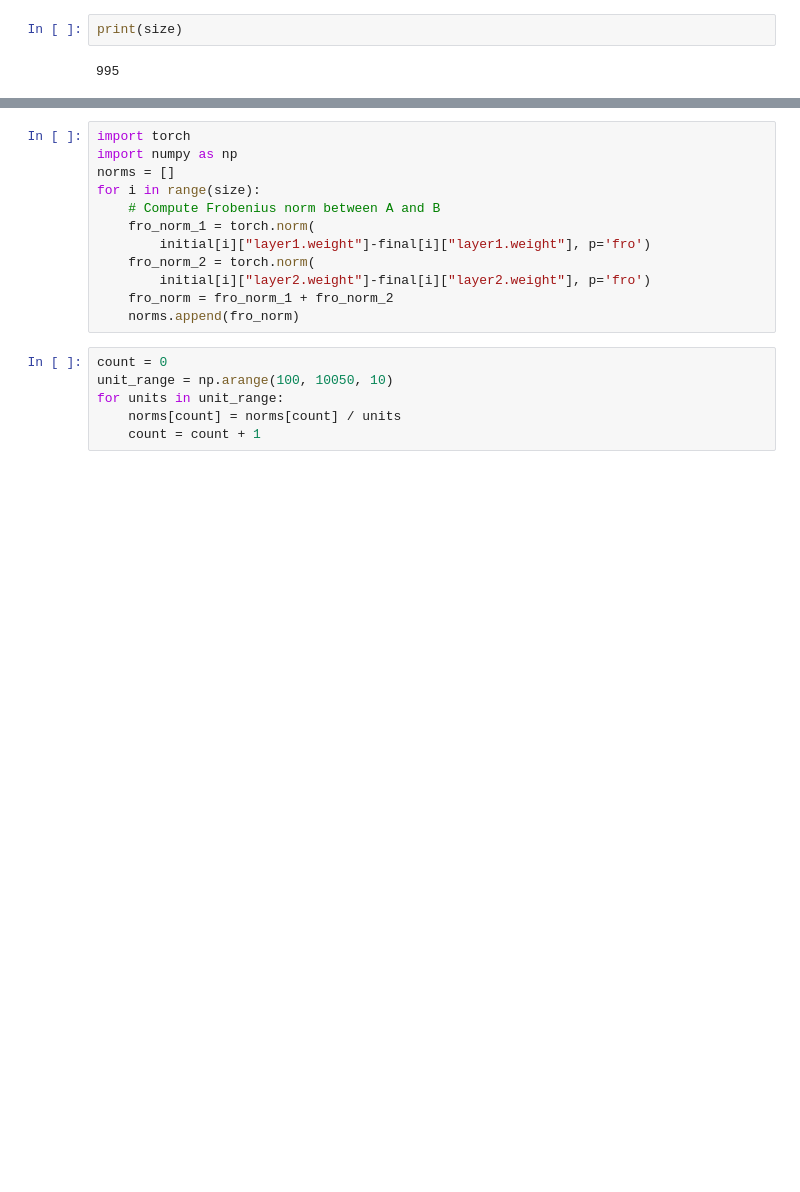
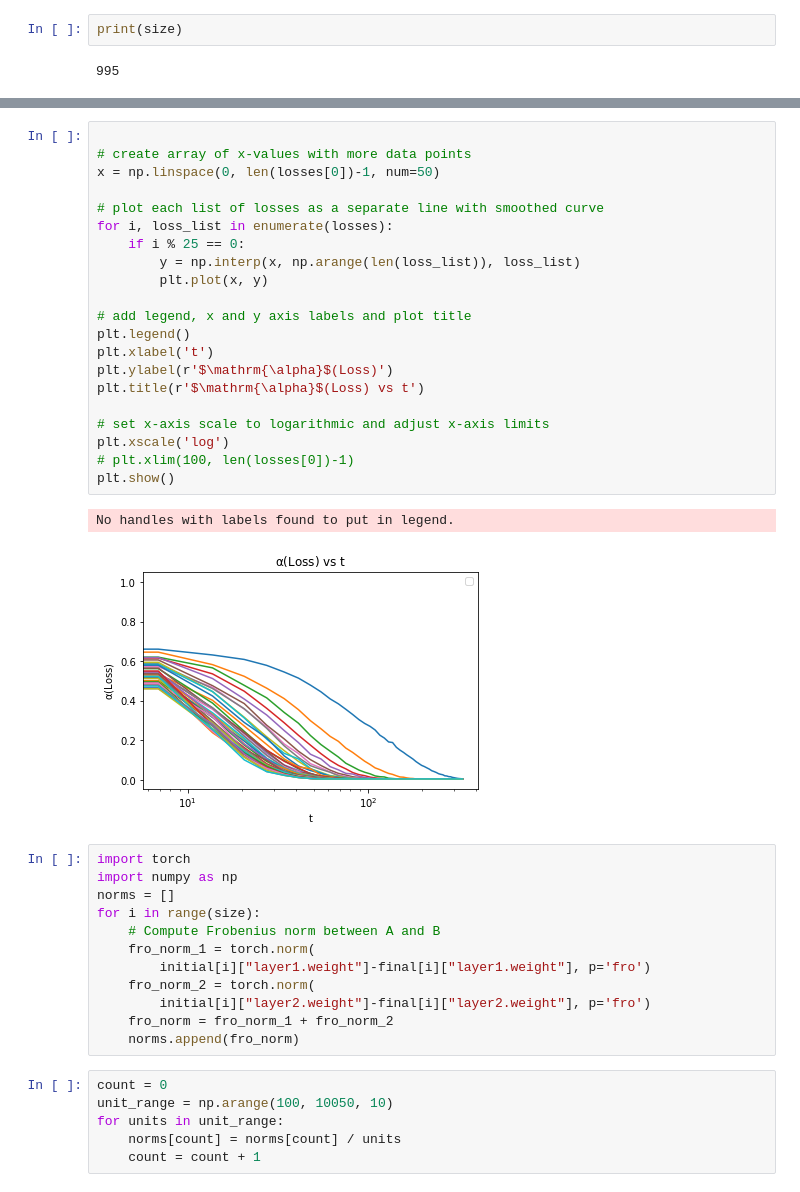
Before and after one commit to Kennethm-spec/Exploring-the-Limits-of-Lazy-Training-in-Neural-Networks, a Jupyter notebook: Loop_pytorch.ipynb, the cells around one changed output, grey strips where cells are left out. Saved outputs shown, nothing was run; the diff lists cells and outputs as text; blank space fills up the shorter version.

```diff
--- a/Loop_pytorch.ipynb
+++ b/Loop_pytorch.ipynb
@@ -224,3 +240,27 @@ print(size)
+# %%
+
+# create array of x-values with more data points
+x = np.linspace(0, len(losses[0])-1, num=50)
+
+# plot each list of losses as a separate line with smoothed curve
+for i, loss_list in enumerate(losses):
+    if i % 25 == 0:
+        y = np.interp(x, np.arange(len(loss_list)), loss_list)
+        plt.plot(x, y)
+
+# add legend, x and y axis labels and plot title
+plt.legend()
+plt.xlabel('t')
+plt.ylabel(r'$\mathrm{\alpha}$(Loss)')
+plt.title(r'$\mathrm{\alpha}$(Loss) vs t')
+
+# set x-axis scale to logarithmic and adjust x-axis limits
+plt.xscale('log')
+# plt.xlim(100, len(losses[0])-1)
+plt.show()
+# %% [output]
+No handles with labels found to put in legend.
+[figure, added]
 # %%
 import torch
 import numpy as np
```
Also changed, not shown: parts of 3 cells of this notebook, 1 other file.
